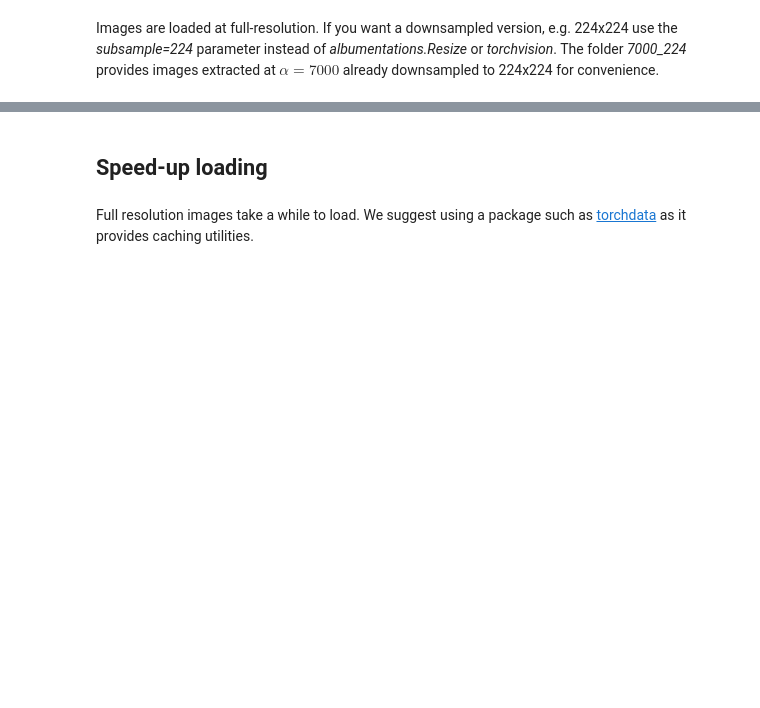
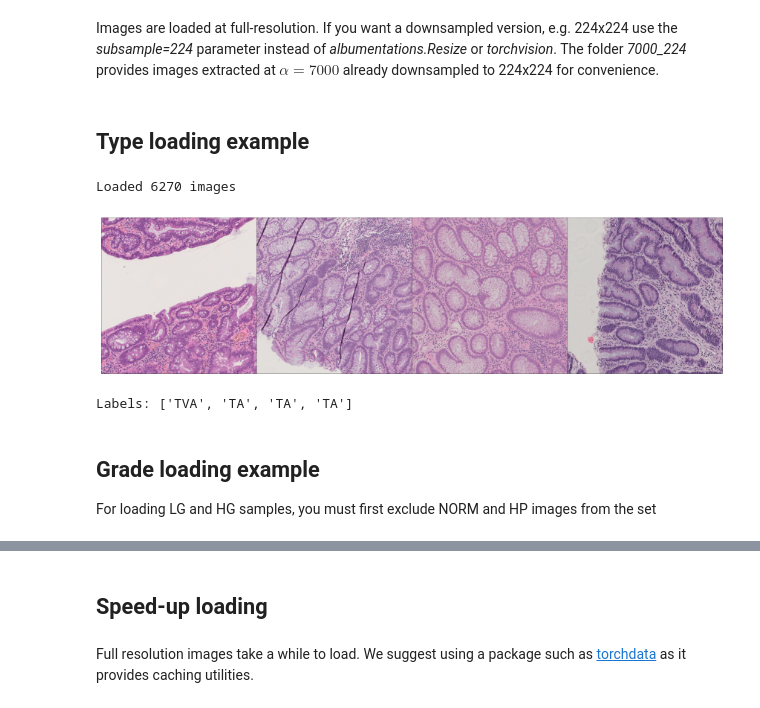
Before and after one commit to EIDOSLAB/UNITOPATHO, a Jupyter notebook: Example.ipynb, the cells around one changed output, grey strips where cells are left out. Saved outputs shown, nothing was run; the diff lists cells and outputs as text; code cells hidden in the pictures; blank space fills up the shorter version.

```diff
--- a/Example.ipynb
+++ b/Example.ipynb
@@ -44,2 +104,26 @@ plt.show()
 # %% [markdown]
 Images are loaded at full-resolution. If you want a downsampled version, e.g. 224x224 use the *subsample=224* parameter instead of *albumentations.Resize* or *torchvision*. The folder *7000_224* provides images extracted at $\alpha=7000$ already downsampled to 224x224 for convenience.
+# %% [markdown]
+## Type loading example
+# %%
+dataset = unitopatho.UTP(df, path=path, T=transform, subsample=-1, target='type')
+dataloader = torch.utils.data.DataLoader(dataset, shuffle=True, batch_size=4, num_workers=2, pin_memory=True)
+batch = next(iter(dataloader))
+
+data, labels = batch
+grid = torchvision.utils.make_grid(data)
+
+plt.figure(figsize=(15, 5))
+plt.axis('off')
+plt.imshow(grid.permute(1, 2, 0))
+plt.show()
+
+print('Labels:', list(type_mapping[l.item()] for l in labels))
+# %% [output]
+Loaded 6270 images
+[figure, added]
+Labels: ['TVA', 'TA', 'TA', 'TA']
+# %% [markdown]
+## Grade loading example
+
+For loading LG and HG samples, you must first exclude NORM and HP images from the set
```
Also changed, not shown: parts of 12 cells of this notebook.
